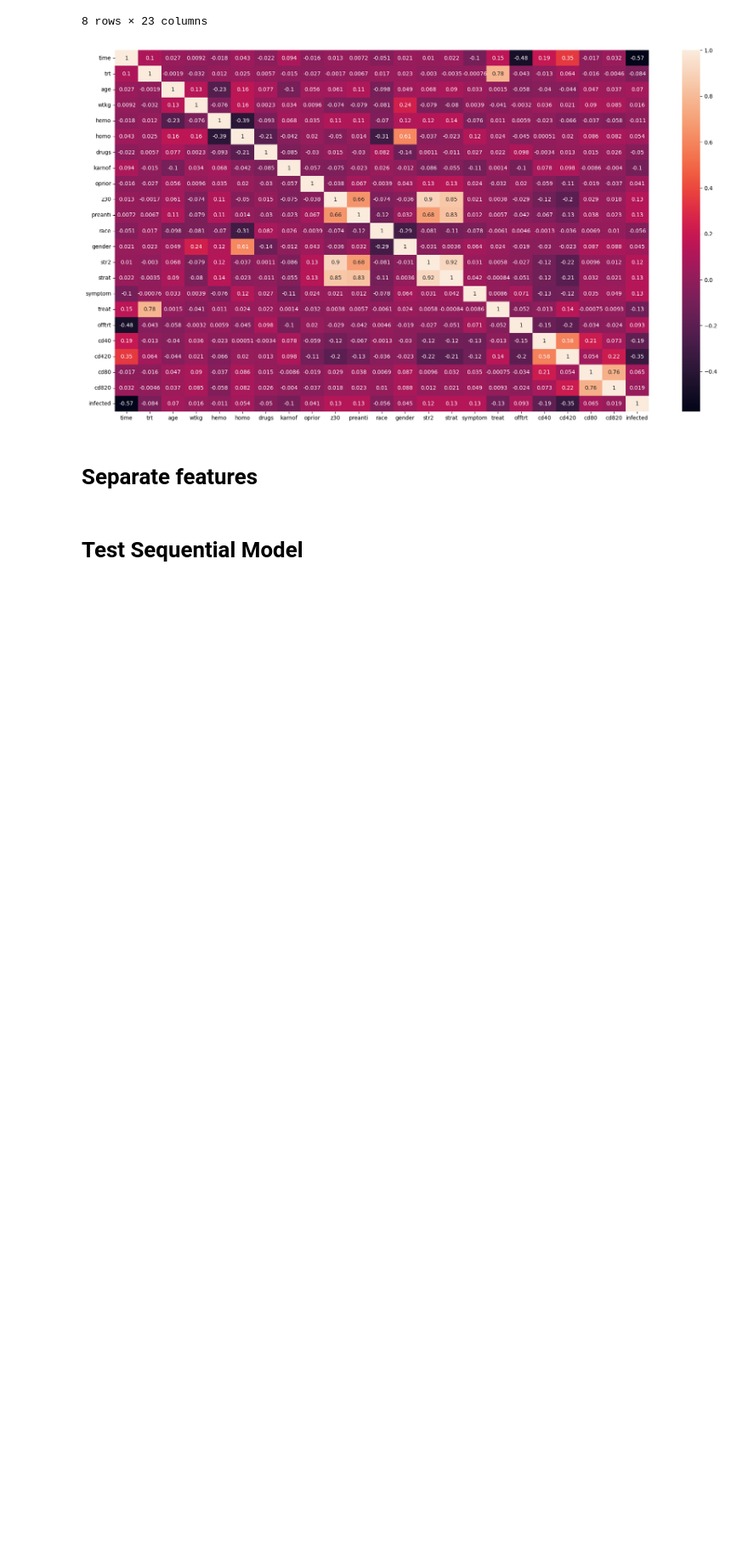
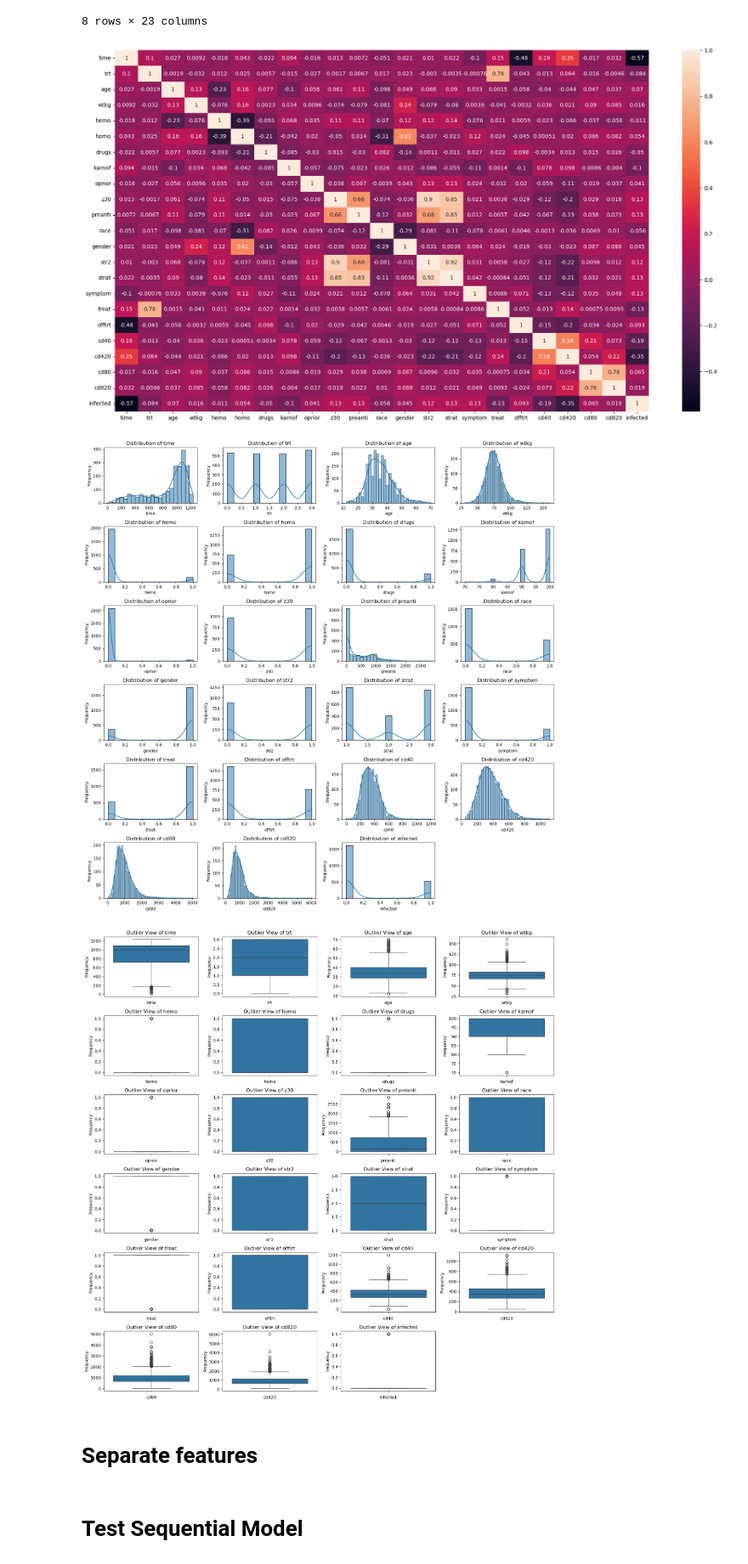
Before and after one commit to MaukanMir/AIDS-Classification-Analysis, a Jupyter notebook: training.ipynb, the cells around one changed output. Shown at 85% size. Drawn from its saved outputs; the diff is of its cells as text; code cells hidden in the pictures; blank space fills up the shorter version.

```diff
--- a/training.ipynb
+++ b/training.ipynb
@@ -59,13 +59,13 @@ def check_class_imbalance(target:pd.Series):
 
 def view_dist_shape(df, type):
     plt.figure(figsize=(16, 16))
-    rows = len(df.colums)
+    rows = len(df.columns)
     dims = (rows + 3)//4
 
     for idx, col in enumerate(df.columns):
         plt.subplot(dims, 4, idx+1)
         sns.histplot(df[col], kde=True) if type == "hist" else sns.boxplot(df[col])
-        plt.title(f"Distribution of {col}") if type == "hist" else plt.tile(f"Outlier View of {col}")
+        plt.title(f"Distribution of {col}") if type == "hist" else plt.title(f"Outlier View of {col}")
         plt.xlabel(col)
         plt.ylabel("Frequency")
 
@@ -265,3 +263,9 @@ plt.figure(figsize=(16,16))
+# %%
+view_dist_shape(df, "hist")
+view_dist_shape(df, "box")
+# %% [output]
+[figure, added]
+[figure, added]
 # %% [markdown]
 # Separate features
 # %%
```
Also changed, not shown: parts of 1 cell of this notebook.
